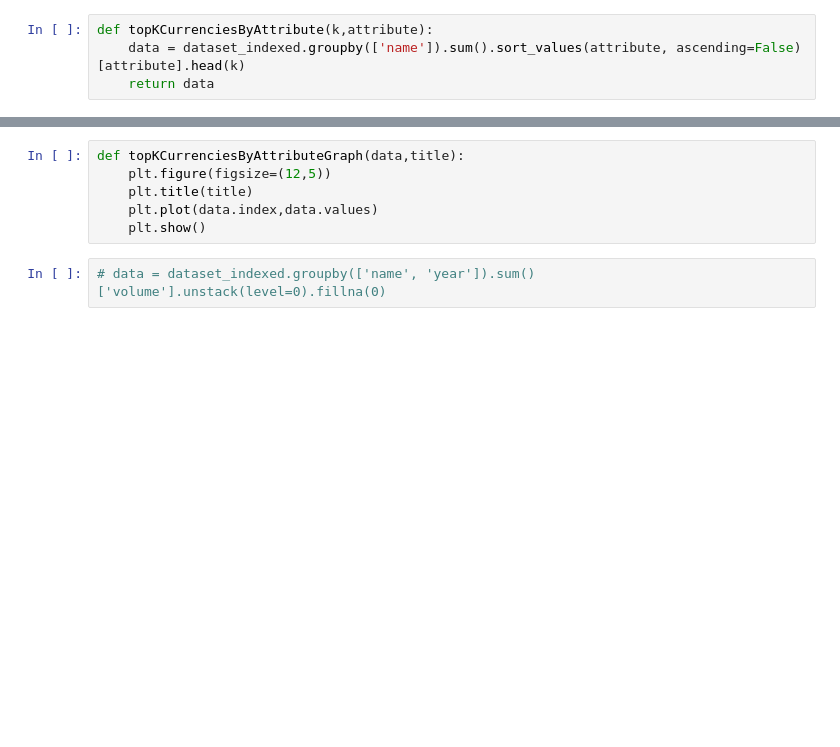
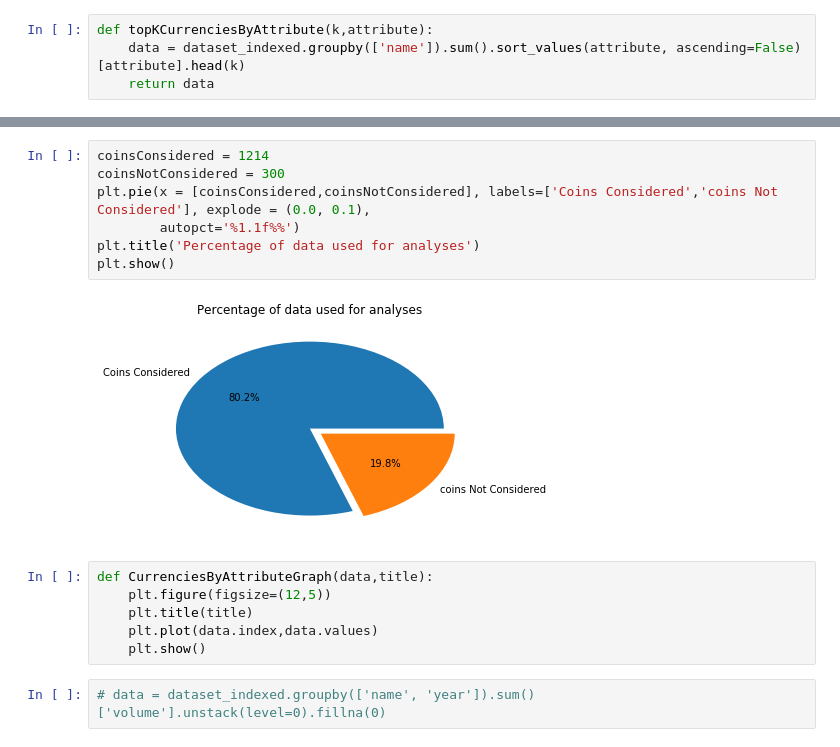
Before and after one commit to sabbirahmad/cryptocurrency-analysis, a Jupyter notebook: LineGraphAnalysis.ipynb, the cells around one changed output, grey strips where cells are left out. Drawn from its saved outputs; the diff is of its cells as text; blank space fills up the shorter version.

```diff
--- a/LineGraphAnalysis.ipynb
+++ b/LineGraphAnalysis.ipynb
@@ -378,5 +442,14 @@ def topKCurrenciesByAttribute(k,attribute):
+# %%
+coinsConsidered = 1214
+coinsNotConsidered = 300
+plt.pie(x = [coinsConsidered,coinsNotConsidered], labels=['Coins Considered','coins Not Considered'], explode = (0.0, 0.1),
+        autopct='%1.1f%%')
+plt.title('Percentage of data used for analyses')
+plt.show()
+# %% [output]
+[figure, added]
 # %%
-def topKCurrenciesByAttributeGraph(data,title):
+def CurrenciesByAttributeGraph(data,title):
     plt.figure(figsize=(12,5))
     plt.title(title)
     plt.plot(data.index,data.values)
```
Also changed, not shown: parts of 56 cells of this notebook, 1 other file.
